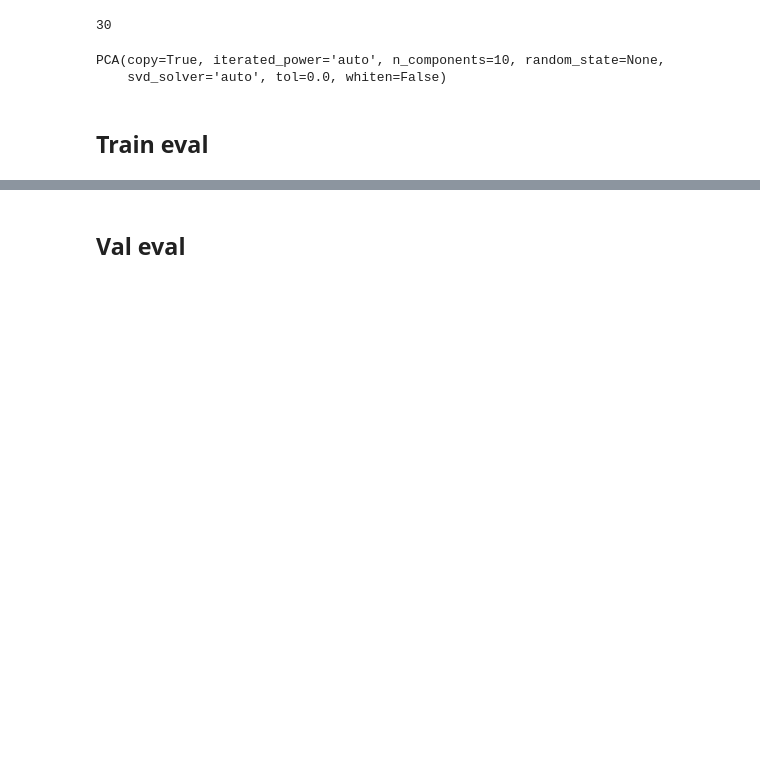
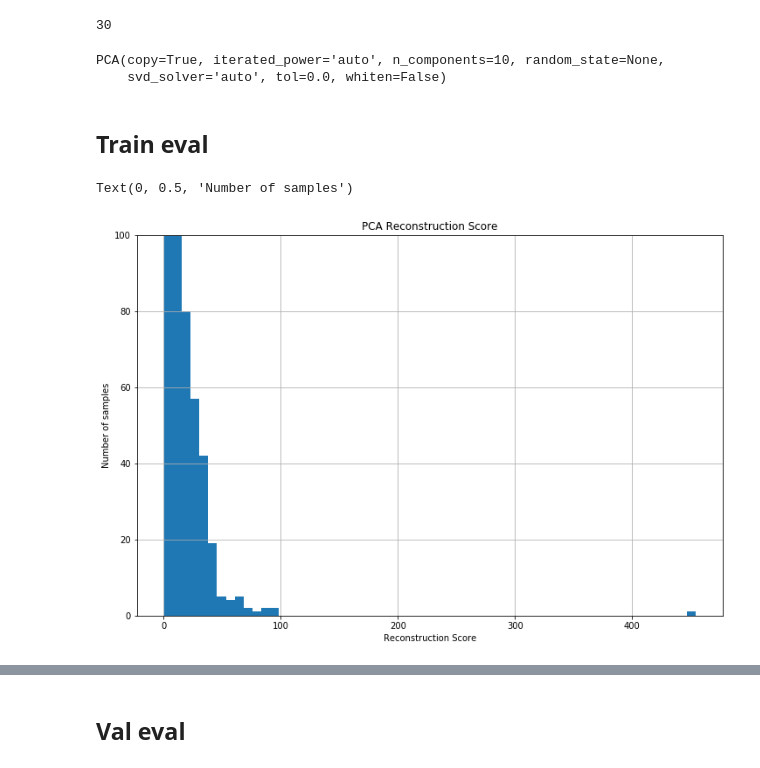
Before and after one commit to lmeazzini/Small-projects, a Jupyter notebook: Credit_fraud.ipynb, the cells around one changed output, grey strips where cells are left out. Drawn from its saved outputs; the diff is of its cells as text; code cells hidden in the pictures; blank space fills up the shorter version.

```diff
--- a/Credit_fraud.ipynb
+++ b/Credit_fraud.ipynb
@@ -200,4 +203,14 @@ top_scores_idx = rc_scores[(rc_scores > (rec_median + rec_std))].dropna().index
 train_fraud_index = list(y_train[y_train == 1].index)
+# %%
+plt.figure(figsize=(12, 8))
+rc_scores['reconstruction_score'].hist(bins=60)
+plt.ylim(0, 100)
+plt.title('PCA Reconstruction Score')
+plt.xlabel('Reconstruction Score')
+plt.ylabel('Number of samples')
+# %% [output]
+Text(0, 0.5, 'Number of samples')
+[figure, added]
 # %%
 pred = pd.DataFrame(index=X_train.index)
 pred['fraud'] = 0
```
Also changed, not shown: parts of 14 cells of this notebook.
